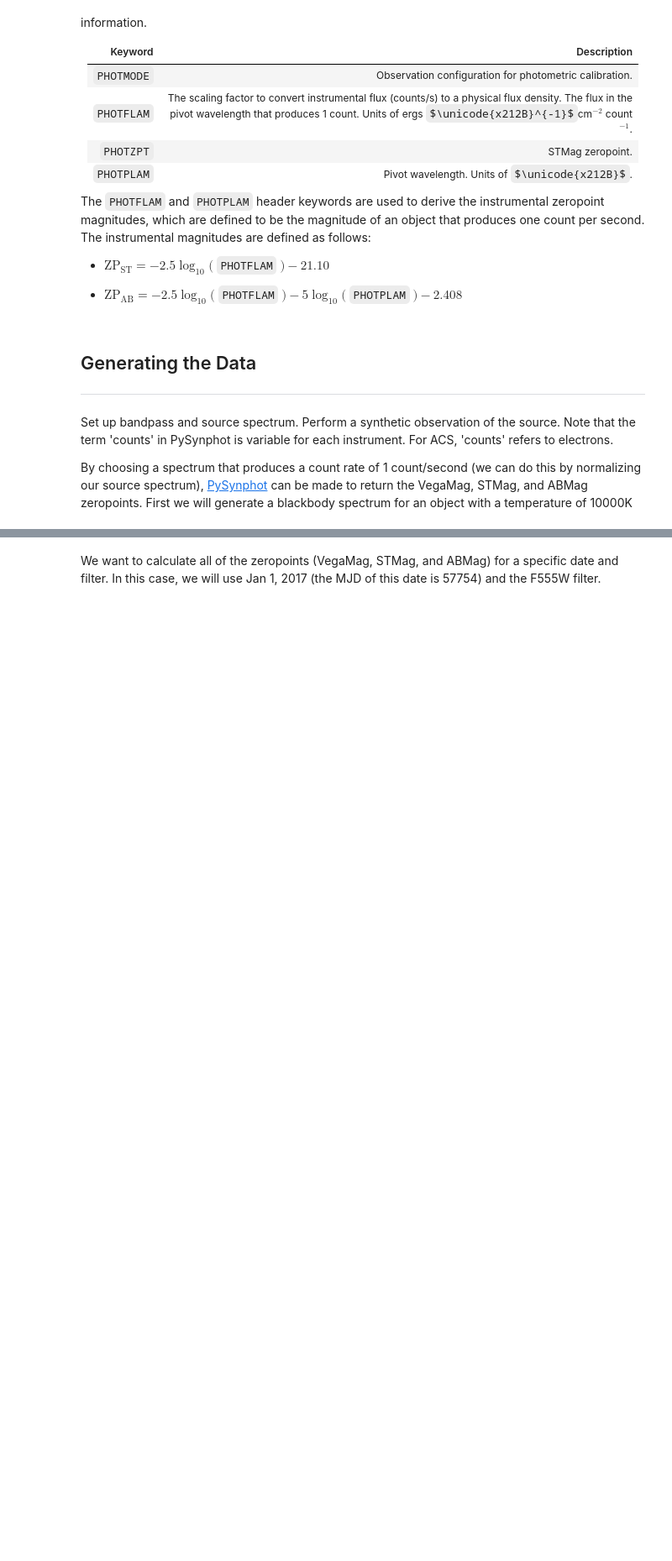
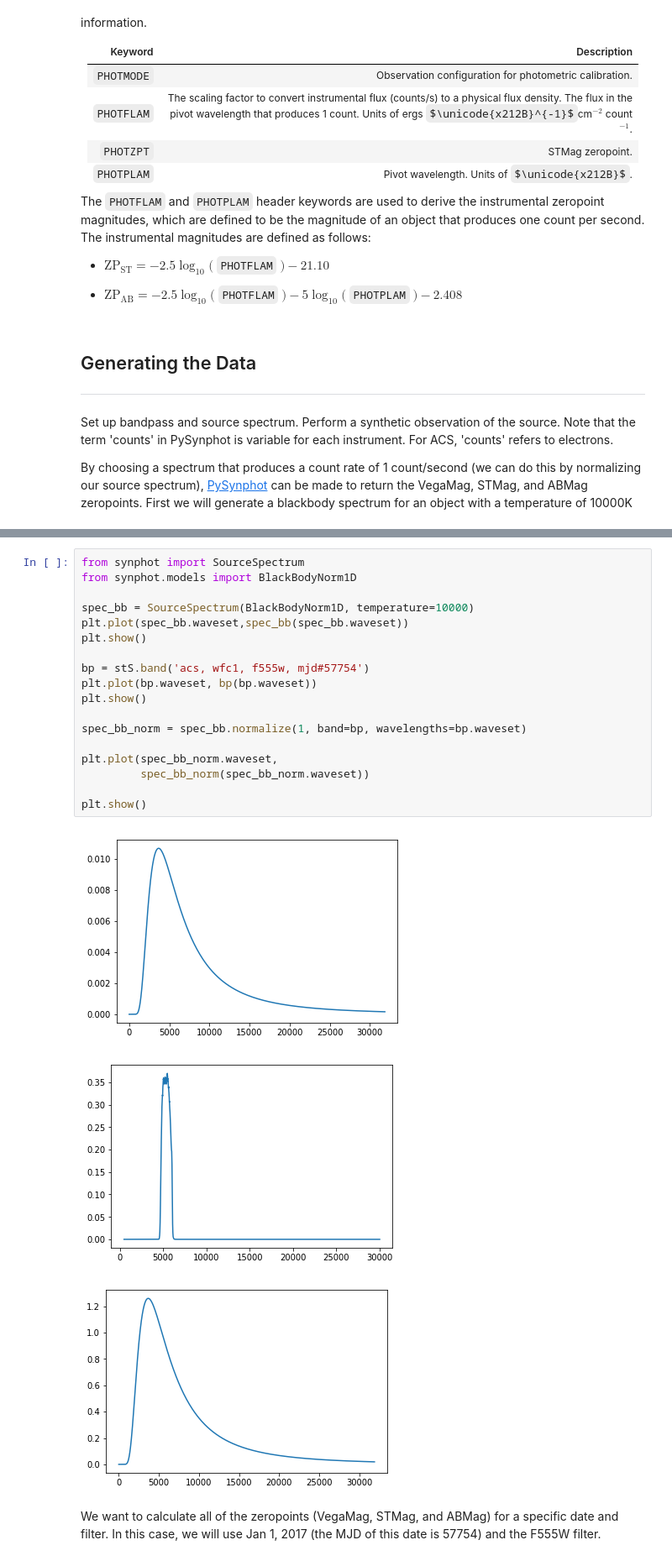
Before and after one commit to spacetelescope/acs-notebook, a Jupyter notebook: acs_zeropoints/acs_zeropoints.ipynb, the cells around one changed output, grey strips where cells are left out. Shown: that part at 84% size. Drawn from its saved outputs; the diff is of its cells as text; some formulas as TeX source; blank space fills up the shorter version.

```diff
--- a/acs_zeropoints/acs_zeropoints.ipynb
+++ b/acs_zeropoints/acs_zeropoints.ipynb
@@ -134,2 +154,24 @@ plt.plot(spec_bb.wave, spec_bb.flux)
+# %%
+from synphot import SourceSpectrum
+from synphot.models import BlackBodyNorm1D
+
+spec_bb = SourceSpectrum(BlackBodyNorm1D, temperature=10000)
+plt.plot(spec_bb.waveset,spec_bb(spec_bb.waveset))
+plt.show()
+
+bp = stS.band('acs, wfc1, f555w, mjd#57754')
+plt.plot(bp.waveset, bp(bp.waveset))
+plt.show()
+
+spec_bb_norm = spec_bb.normalize(1, band=bp, wavelengths=bp.waveset)
+
+plt.plot(spec_bb_norm.waveset,
+         spec_bb_norm(spec_bb_norm.waveset))
+
+plt.show()
+# %% [output]
+[figure, added]
+[figure, added]
+[figure, added]
 # %% [markdown]
 We want to calculate all of the zeropoints (VegaMag, STMag, and ABMag) for a specific date and filter. In this case, we will use Jan 1, 2017 (the MJD of this date is 57754) and the F555W filter.
```
Also changed, not shown: parts of 12 cells of this notebook.
